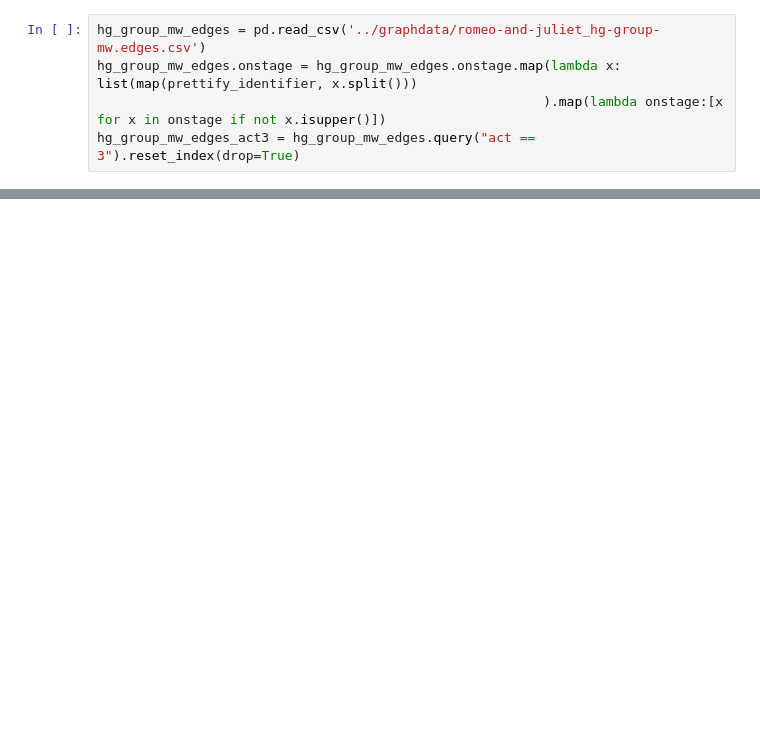
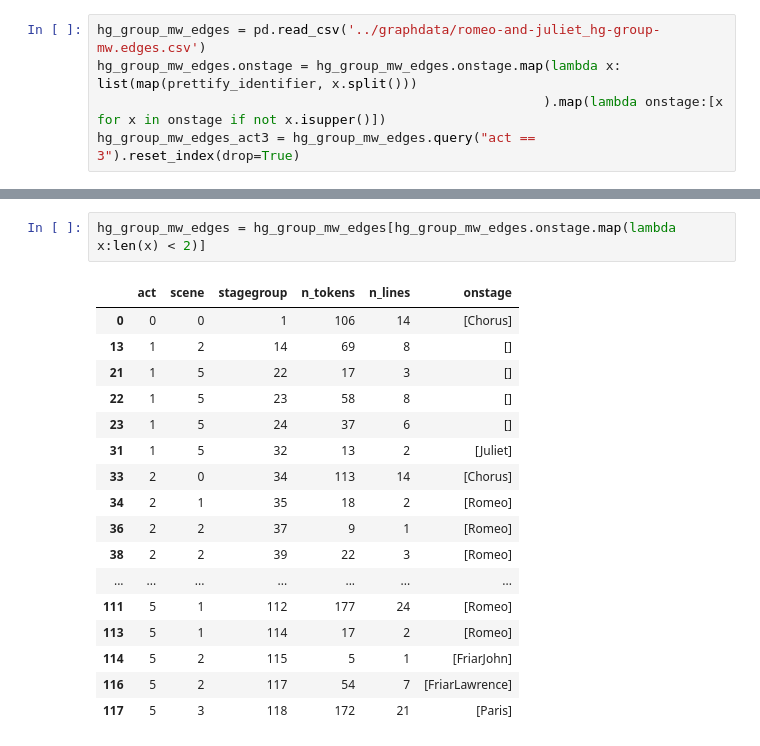
Before and after one commit to hyperbard/hyperbard, a Jupyter notebook: notebooks/romeo_and_juliet.ipynb, the cells around one changed output, grey strips where cells are left out. Cells and saved outputs as stored; diff of their text form; blank space fills up the shorter version.

```diff
--- a/notebooks/romeo_and_juliet.ipynb
+++ b/notebooks/romeo_and_juliet.ipynb
@@ -670,0 +687,20 @@ for scene in range(1,6):
+# %%
+hg_group_mw_edges = hg_group_mw_edges[hg_group_mw_edges.onstage.map(lambda x:len(x) < 2)]
+# %% [output]
+|  | act | scene | stagegroup | n_tokens | n_lines | onstage |
+| 0 | 0 | 0 | 1 | 106 | 14 | [Chorus] |
+| 13 | 1 | 2 | 14 | 69 | 8 | [] |
+| 21 | 1 | 5 | 22 | 17 | 3 | [] |
+| 22 | 1 | 5 | 23 | 58 | 8 | [] |
+| 23 | 1 | 5 | 24 | 37 | 6 | [] |
+| 31 | 1 | 5 | 32 | 13 | 2 | [Juliet] |
+| 33 | 2 | 0 | 34 | 113 | 14 | [Chorus] |
+| 34 | 2 | 1 | 35 | 18 | 2 | [Romeo] |
+| 36 | 2 | 2 | 37 | 9 | 1 | [Romeo] |
+| 38 | 2 | 2 | 39 | 22 | 3 | [Romeo] |
+| ... | ... | ... | ... | ... | ... | ... |
+| 111 | 5 | 1 | 112 | 177 | 24 | [Romeo] |
+| 113 | 5 | 1 | 114 | 17 | 2 | [Romeo] |
+| 114 | 5 | 2 | 115 | 5 | 1 | [FriarJohn] |
+| 116 | 5 | 2 | 117 | 54 | 7 | [FriarLawrence] |
+| 117 | 5 | 3 | 118 | 172 | 21 | [Paris] |
```
Also changed, not shown: parts of 6 cells of this notebook, 1 other file.
